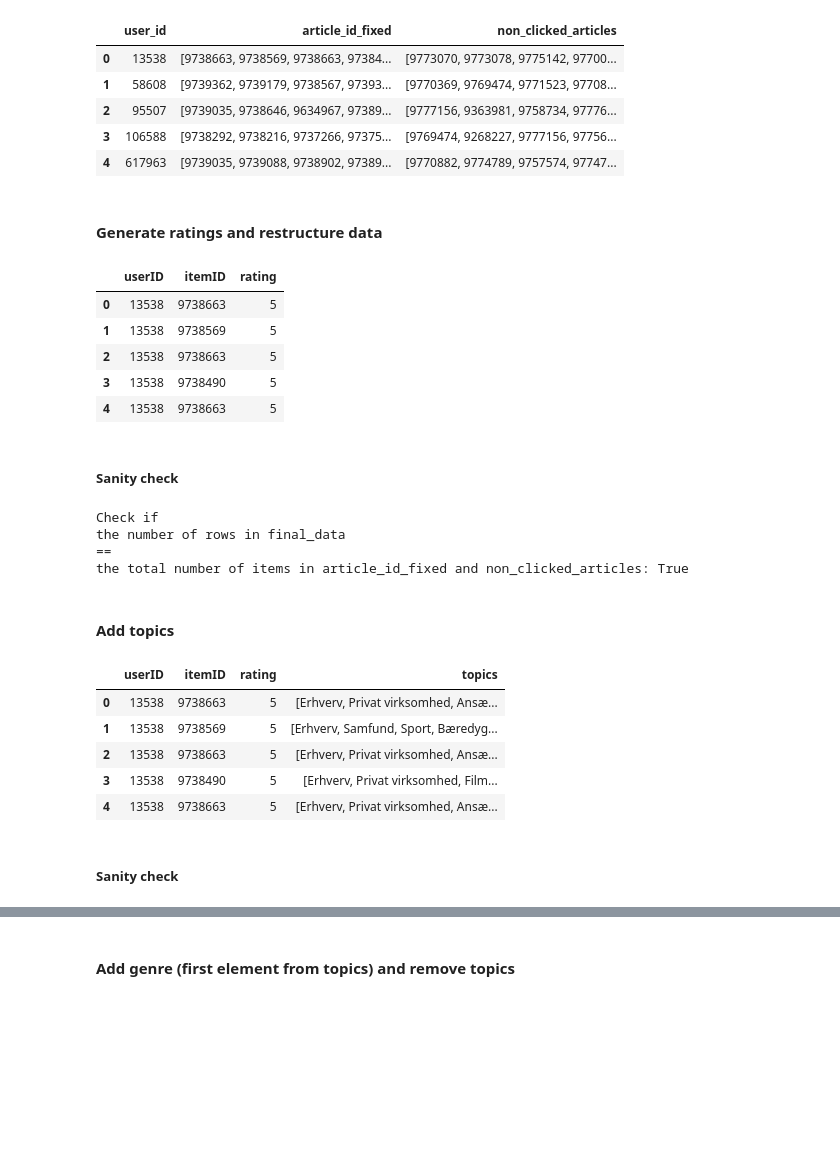
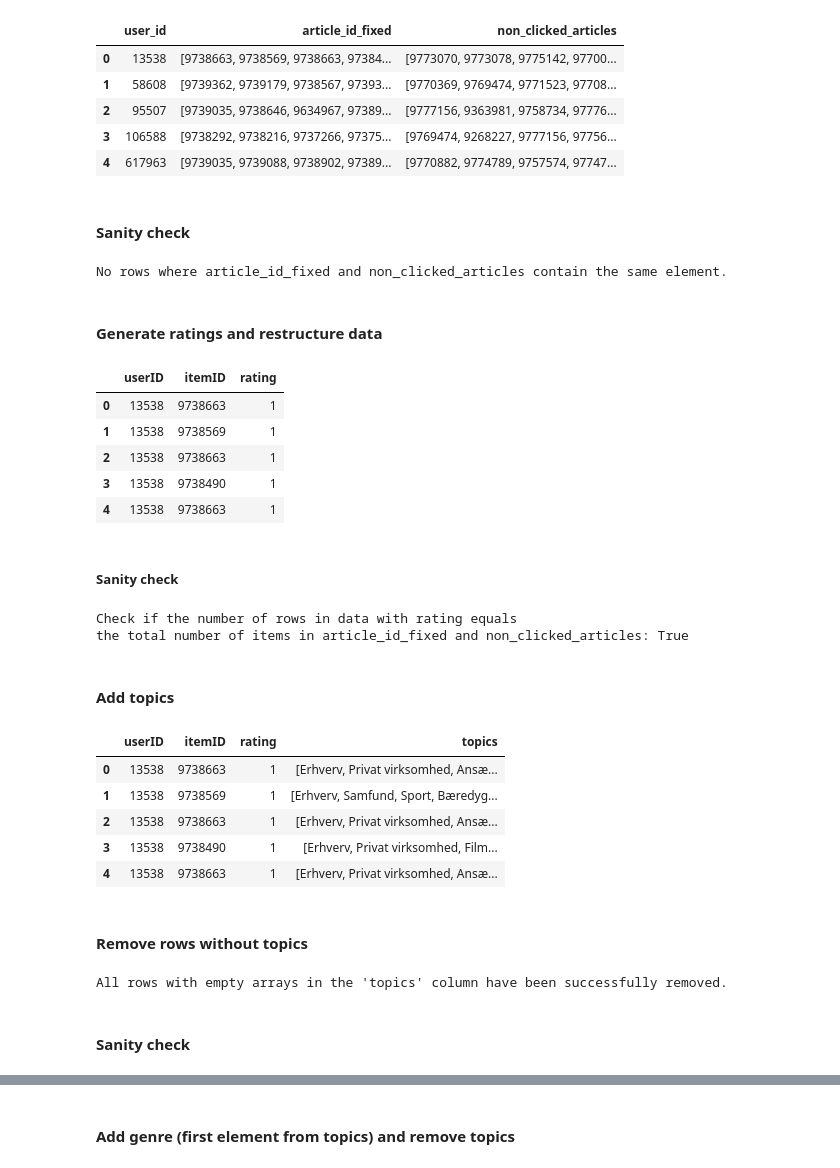
Before and after one commit to benceisonline/AAU-Project-6-Backend-2024, a Jupyter notebook: Collaborative_Filtering/LightFM_Dataprep.ipynb, the cells around one changed output, grey strips where cells are left out. Saved outputs shown, nothing was run; the diff lists cells and outputs as text; code cells hidden in the pictures; blank space fills up the shorter version.

Commit message:
fixed data issues

```diff
--- a/Collaborative_Filtering/LightFM_Dataprep.ipynb
+++ b/Collaborative_Filtering/LightFM_Dataprep.ipynb
@@ -204,34 +206,55 @@ train_history_with_unclicked.head()
 | 2 | 95507 | [9739035, 9738646, 9634967, 97389... | [9777156, 9363981, 9758734, 97776... |
 | 3 | 106588 | [9738292, 9738216, 9737266, 97375... | [9769474, 9268227, 9777156, 97756... |
 | 4 | 617963 | [9739035, 9739088, 9738902, 97389... | [9770882, 9774789, 9757574, 97747... |
+# %% [markdown]
+#### Sanity check
+# %%
+# Assuming you have the train_history_with_unclicked dataframe
+
+# Check if any element in article_id_fixed is present in non_clicked_articles for each row
+rows_with_common_elements = train_history_with_unclicked[
+    train_history_with_unclicked.apply(
+        lambda row: any(item in row['article_id_fixed'] for item in row['non_clicked_articles']),
+        axis=1
+    )
+]
+
+# Check if there are any rows with common elements
+if not rows_with_common_elements.empty:
+    print("There are rows where article_id_fixed and non_clicked_articles contain the same element.")
+    print(rows_with_common_elements)
+else:
+    print("No rows where article_id_fixed and non_clicked_articles contain the same element.")
+# %% [output]
+No rows where article_id_fixed and non_clicked_articles contain the same element.
 # %% [markdown]
 #### Generate ratings and restructure data
 # %%
 # Initialize an empty list to store the data
 data = []
 
 # Iterate over each row in merged_df_filtered
 for index, row in train_history_with_unclicked.iterrows():
     # For each item in article_id_fixed, add a row with rating 5
     for item in row['article_id_fixed']:
-        data.append([row['user_id'], item, 5])
+        data.append([row['user_id'], item, 1])
 
     # For each item in non_clicked_articles, add a row with rating 1
     for item in row['non_clicked_articles']:
-        data.append([row['user_id'], item, 1])
+        data.append([row['user_id'], item, 0])
 
 # Create the final dataframe from the collected data
 train_history_with_rating = pd.DataFrame(data, columns=['userID', 'itemID', 'rating'])
 
 # Display the first few rows of the final dataframe
 train_history_with_rating.head()
 # %% [output]
 |  | userID | itemID | rating |
-| 0 | 13538 | 9738663 | 5 |
-| 1 | 13538 | 9738569 | 5 |
-| 2 | 13538 | 9738663 | 5 |
-| 3 | 13538 | 9738490 | 5 |
-| 4 | 13538 | 9738663 | 5 |
+| 0 | 13538 | 9738663 | 1 |
+| 1 | 13538 | 9738569 | 1 |
+| 2 | 13538 | 9738663 | 1 |
+| 3 | 13538 | 9738490 | 1 |
+| 4 | 13538 | 9738663 | 1 |
 # %% [markdown]
 ##### Sanity check
 # %%
@@ -242,11 +265,9 @@ total_items = train_history_with_unclicked['article_id_fixed'].apply(len).sum()
 check = len(train_history_with_rating) == total_items
 
 # Print the result of the check
-print("Check if\nthe number of rows in final_data\n==\nthe total number of items in article_id_fixed and non_clicked_articles:", check)
+print("Check if the number of rows in data with rating equals\nthe total number of items in article_id_fixed and non_clicked_articles:", check)
 # %% [output]
-Check if
-the number of rows in final_data
-==
+Check if the number of rows in data with rating equals
 the total number of items in article_id_fixed and non_clicked_articles: True
 # %% [markdown]
 #### Add topics
@@ -261,11 +282,27 @@ train_history_with_topics.drop(columns=['article_id'], inplace=True)
 train_history_with_topics.head()
 # %% [output]
 |  | userID | itemID | rating | topics |
-| 0 | 13538 | 9738663 | 5 | [Erhverv, Privat virksomhed, Ansæ... |
-| 1 | 13538 | 9738569 | 5 | [Erhverv, Samfund, Sport, Bæredyg... |
-| 2 | 13538 | 9738663 | 5 | [Erhverv, Privat virksomhed, Ansæ... |
-| 3 | 13538 | 9738490 | 5 | [Erhverv, Privat virksomhed, Film... |
-| 4 | 13538 | 9738663 | 5 | [Erhverv, Privat virksomhed, Ansæ... |
+| 0 | 13538 | 9738663 | 1 | [Erhverv, Privat virksomhed, Ansæ... |
+| 1 | 13538 | 9738569 | 1 | [Erhverv, Samfund, Sport, Bæredyg... |
+| 2 | 13538 | 9738663 | 1 | [Erhverv, Privat virksomhed, Ansæ... |
+| 3 | 13538 | 9738490 | 1 | [Erhverv, Privat virksomhed, Film... |
+| 4 | 13538 | 9738663 | 1 | [Erhverv, Privat virksomhed, Ansæ... |
+# %% [markdown]
+#### Remove rows without topics
+# %%
+# Remove rows where the 'topics' column contains empty arrays
+train_history_with_topics = train_history_with_topics[train_history_with_topics['topics'].apply(len) > 0]
+
+# Check if there are any rows where the 'topics' column contains empty arrays after removal
+empty_topics_rows_after_removal = train_history_with_topics['topics'].apply(lambda x: len(x) == 0).any()
+
+# Print the result
+if empty_topics_rows_after_removal:
+    print("There are still rows where the 'topics' column contains empty arrays after removal.")
+else:
+    print("All rows with empty arrays in the 'topics' column have been successfully removed.")
+# %% [output]
+All rows with empty arrays in the 'topics' column have been successfully removed.
 # %% [markdown]
-##### Sanity check
+#### Sanity check
 # %%
```
Also changed, not shown: parts of 19 cells of this notebook, 2 other files.
